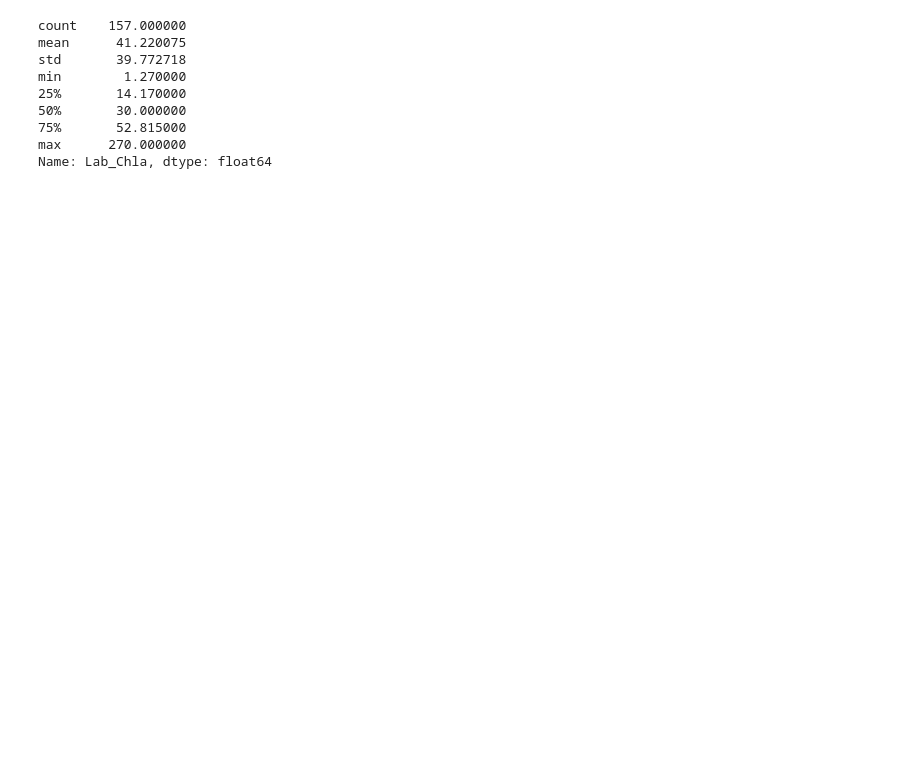
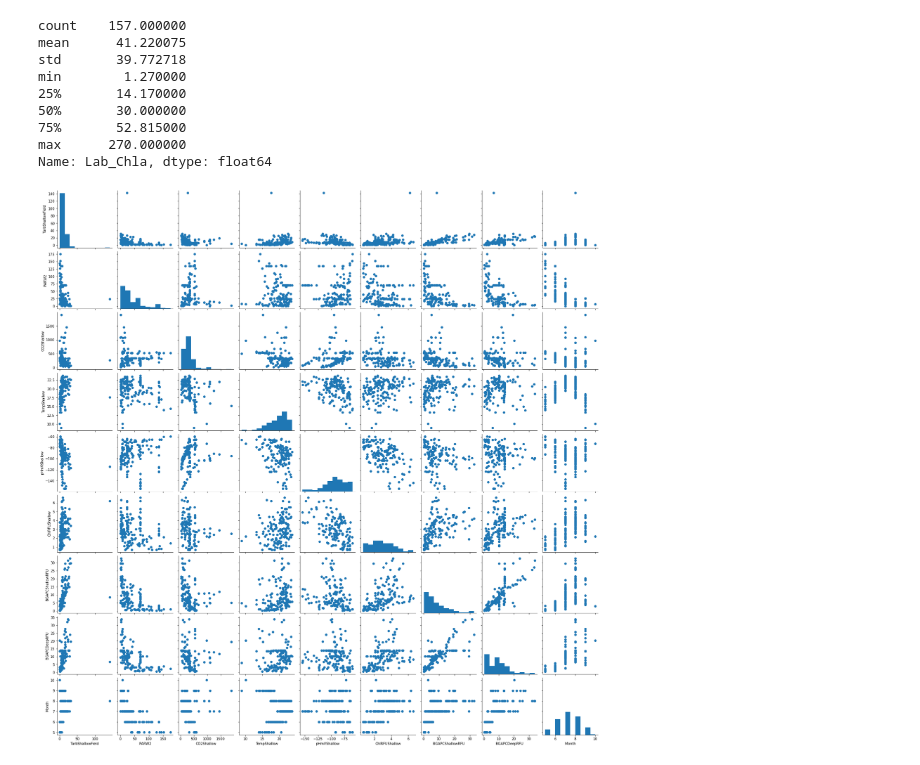
Before and after one commit to AmirM69/p1_BPL_chla_BuoyData, a Jupyter notebook: chla_prediction_daily_averaged.ipynb, the cells around one changed output. Cells and saved outputs as stored; diff of their text form; code cells hidden in the pictures; blank space fills up the shorter version.

```diff
--- a/chla_prediction_daily_averaged.ipynb
+++ b/chla_prediction_daily_averaged.ipynb
@@ -365,3 +374,17 @@ min        1.270000
 75%       52.815000
 max      270.000000
 Name: Lab_Chla, dtype: float64
+# %%
+# a simple feature selection based on correlation with chla_lab and feature redundancy
+filt_correlation = abs(correlation_matrix['Lab_Chla']) > .2
+selected_features = X.columns[filt_correlation[1:]]
+X = X[selected_features]
+X.drop(['PARW1', 'TempDeep', 'Temp01', 'Temp02', 'Temp03'], axis = 1, inplace = True)
+selected_features = X.columns
+# %%
+# to see the histogram of features
+g = sb.PairGrid(data = X)
+g = g.map_diag(plt.hist)
+g = g.map_offdiag(plt.scatter)
+# %% [output]
+[figure, added]
```
Also changed, not shown: parts of 17 cells of this notebook.
